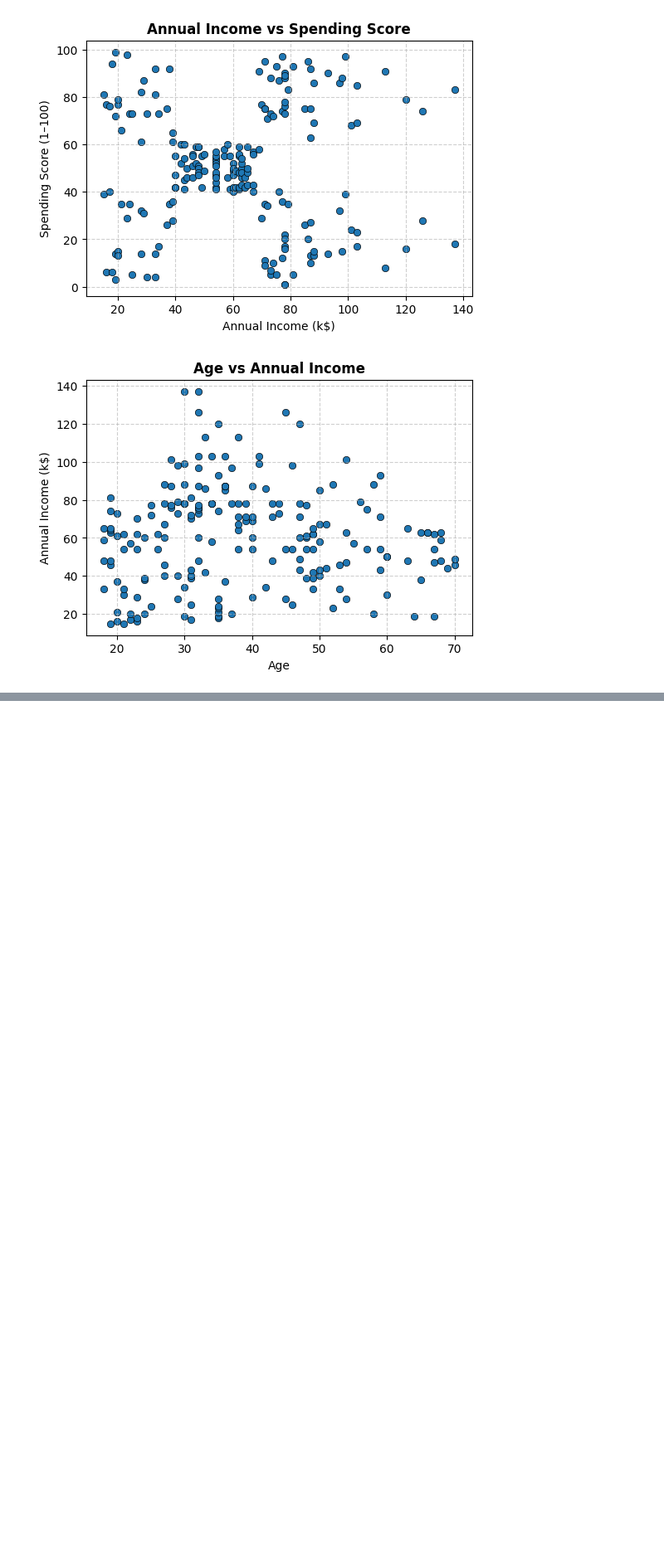
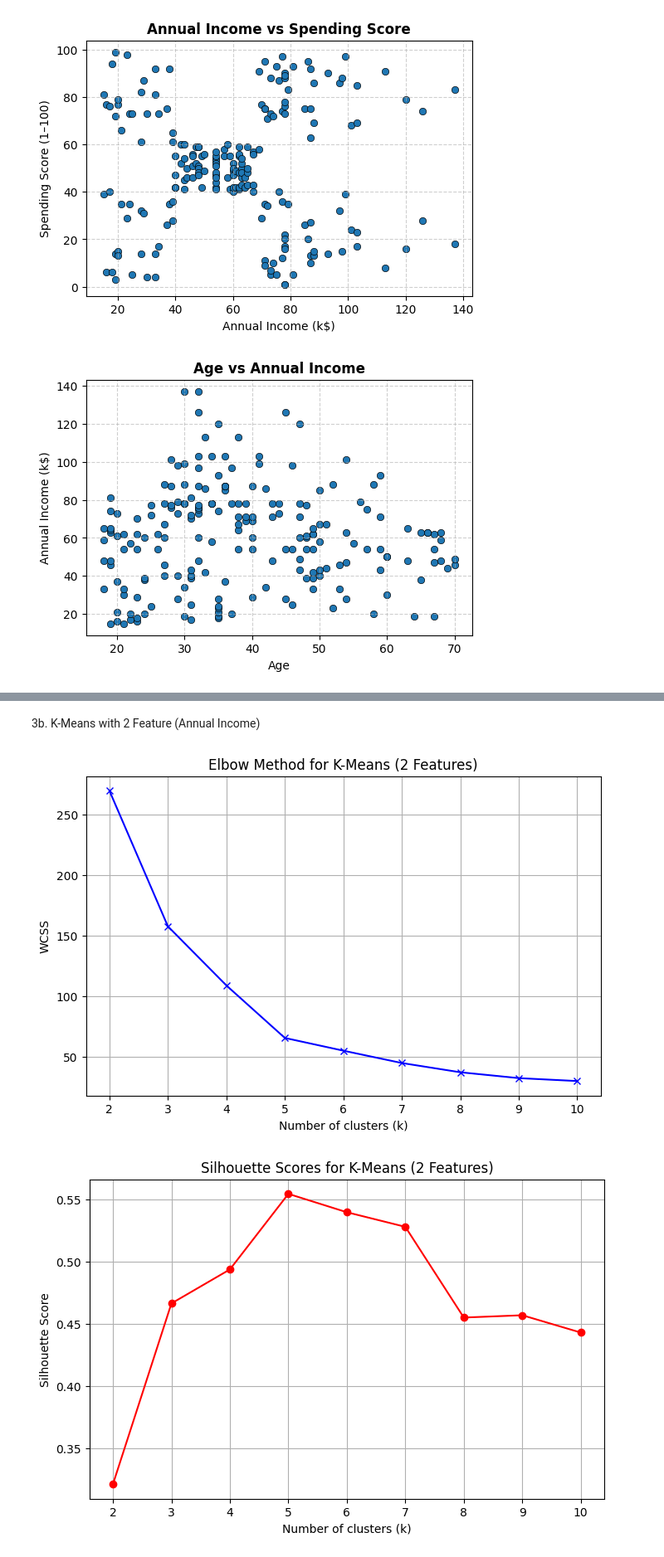
Before and after one commit to IreneWanjiruKariuki/NetflixTitles-DataCleaning, a Jupyter notebook: Mall_Customers_Clustering.ipynb, the cells around one changed output, grey strips where cells are left out. Shown at 83% size. Cells and saved outputs as stored; diff of their text form; code cells hidden in the pictures; blank space fills up the shorter version.

```diff
--- a/Mall_Customers_Clustering.ipynb
+++ b/Mall_Customers_Clustering.ipynb
@@ -224,0 +277,42 @@ plt.show()
+# %% [markdown]
+3b.  K-Means with 2 Feature (Annual Income)
+# %%
+#Features: Annual Income (k$) and Spending Score (1–100)
+
+X = df[['Annual Income (k$)', 'Spending Score (1-100)']]
+scaler = StandardScaler()
+X_scaled = scaler.fit_transform(X)
+
+# Elbow Method
+wcss = []
+K = range(2, 11)
+for k in K:
+    kmeans = KMeans(n_clusters=k, init='k-means++', n_init=10, random_state=42)
+    kmeans.fit(X_scaled)
+    wcss.append(kmeans.inertia_)
+
+plt.figure(figsize=(8,5))
+plt.plot(K, wcss, 'bx-')
+plt.title('Elbow Method for K-Means (2 Features)')
+plt.xlabel('Number of clusters (k)')
+plt.ylabel('WCSS')
+plt.grid(True)
+plt.show()
+
+#Silhouette Scores
+sil_scores = []
+for k in K:
+    kmeans = KMeans(n_clusters=k, init='k-means++', n_init=10, random_state=42)
+    labels = kmeans.fit_predict(X_scaled)
+    sil_scores.append(silhouette_score(X_scaled, labels))
+
+plt.figure(figsize=(8,5))
+plt.plot(K, sil_scores, 'ro-')
+plt.title('Silhouette Scores for K-Means (2 Features)')
+plt.xlabel('Number of clusters (k)')
+plt.ylabel('Silhouette Score')
+plt.grid(True)
+plt.show()
+# %% [output]
+[figure, added]
+[figure, added]
```
Also changed, not shown: parts of 7 cells of this notebook.
